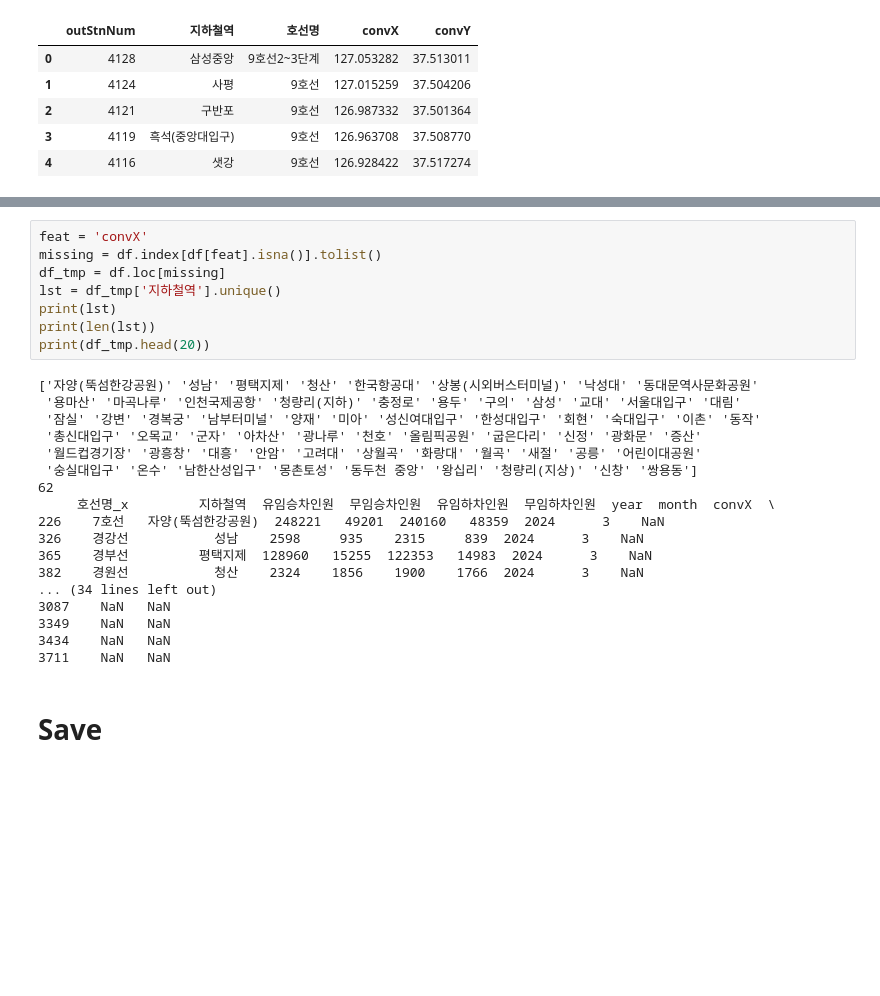
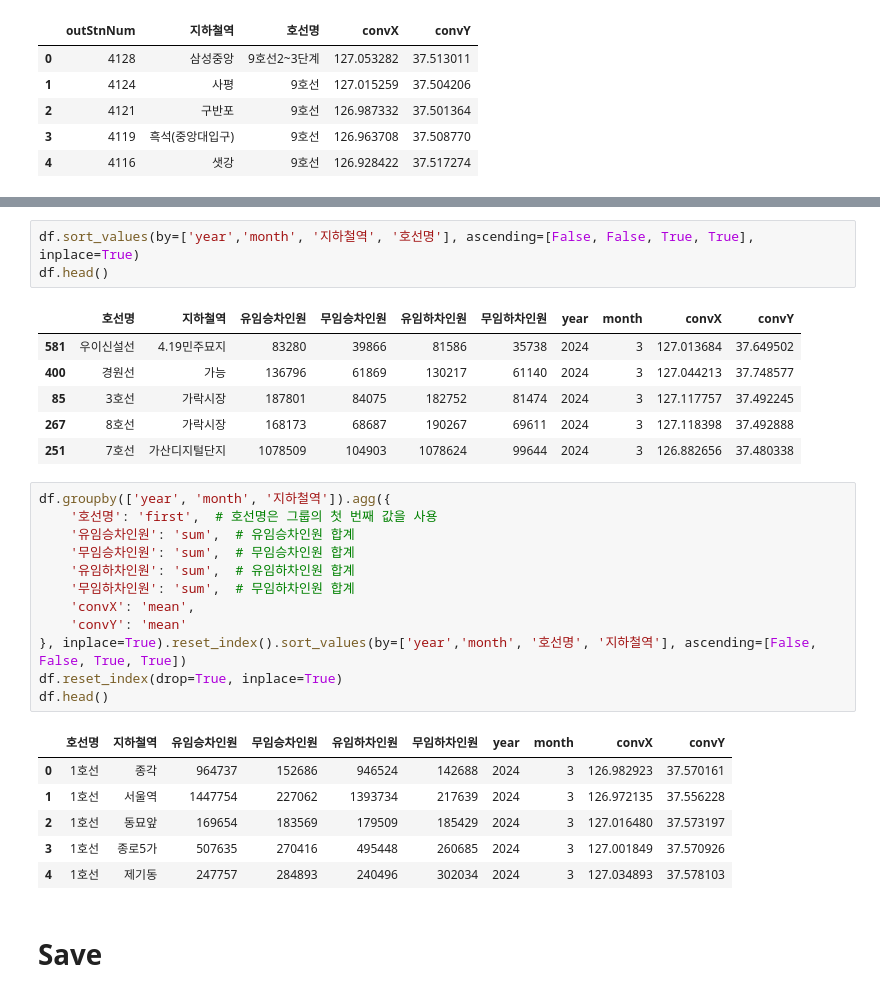
Before and after one commit to jjome/team1_visual, a Jupyter notebook: cleansing_v1.ipynb, the cells around one changed output, grey strips where cells are left out. Saved outputs shown, nothing was run; the diff lists cells and outputs as text; blank space fills up the shorter version.

```diff
--- a/cleansing_v1.ipynb
+++ b/cleansing_v1.ipynb
@@ -132,29 +103,32 @@ df.head(15)
-# %%
-feat = 'convX'
-missing = df.index[df[feat].isna()].tolist()
-df_tmp = df.loc[missing]
-lst = df_tmp['지하철역'].unique()
-print(lst)
-print(len(lst))
-print(df_tmp.head(20))
-# %% [output]
-['자양(뚝섬한강공원)' '성남' '평택지제' '청산' '한국항공대' '상봉(시외버스터미널)' '낙성대' '동대문역사문화공원'
- '용마산' '마곡나루' '인천국제공항' '청량리(지하)' '충정로' '용두' '구의' '삼성' '교대' '서울대입구' '대림'
- '잠실' '강변' '경복궁' '남부터미널' '양재' '미아' '성신여대입구' '한성대입구' '회현' '숙대입구' '이촌' '동작'
- '총신대입구' '오목교' '군자' '아차산' '광나루' '천호' '올림픽공원' '굽은다리' '신정' '광화문' '증산'
- '월드컵경기장' '광흥창' '대흥' '안암' '고려대' '상월곡' '화랑대' '월곡' '새절' '공릉' '어린이대공원'
- '숭실대입구' '온수' '남한산성입구' '몽촌토성' '동두천 중앙' '왕십리' '청량리(지상)' '신창' '쌍용동']
-62
-     호선명_x         지하철역  유임승차인원  무임승차인원  유임하차인원  무임하차인원  year  month  convX  \
-226    7호선   자양(뚝섬한강공원)  248221   49201  240160   48359  2024      3    NaN
-326    경강선           성남    2598     935    2315     839  2024      3    NaN
-365    경부선         평택지제  128960   15255  122353   14983  2024      3    NaN
-382    경원선           청산    2324    1856    1900    1766  2024      3    NaN
-... (34 lines left out)
-3087    NaN   NaN
-3349    NaN   NaN
-3434    NaN   NaN
-3711    NaN   NaN
+# %%
+df.sort_values(by=['year','month', '지하철역', '호선명'], ascending=[False, False, True, True], inplace=True)
+df.head()
+# %% [output]
+|  | 호선명 | 지하철역 | 유임승차인원 | 무임승차인원 | 유임하차인원 | 무임하차인원 | year | month | convX | convY |
+| 581 | 우이신설선 | 4.19민주묘지 | 83280 | 39866 | 81586 | 35738 | 2024 | 3 | 127.013684 | 37.649502 |
+| 400 | 경원선 | 가능 | 136796 | 61869 | 130217 | 61140 | 2024 | 3 | 127.044213 | 37.748577 |
+| 85 | 3호선 | 가락시장 | 187801 | 84075 | 182752 | 81474 | 2024 | 3 | 127.117757 | 37.492245 |
+| 267 | 8호선 | 가락시장 | 168173 | 68687 | 190267 | 69611 | 2024 | 3 | 127.118398 | 37.492888 |
+| 251 | 7호선 | 가산디지털단지 | 1078509 | 104903 | 1078624 | 99644 | 2024 | 3 | 126.882656 | 37.480338 |
+# %%
+df.groupby(['year', 'month', '지하철역']).agg({
+    '호선명': 'first',  # 호선명은 그룹의 첫 번째 값을 사용
+    '유임승차인원': 'sum',  # 유임승차인원 합계
+    '무임승차인원': 'sum',  # 무임승차인원 합계
+    '유임하차인원': 'sum',  # 유임하차인원 합계
+    '무임하차인원': 'sum',  # 무임하차인원 합계
+    'convX': 'mean',
+    'convY': 'mean'
+}, inplace=True).reset_index().sort_values(by=['year','month', '호선명', '지하철역'], ascending=[False, False, True, True])
+df.reset_index(drop=True, inplace=True)
+df.head()
+# %% [output]
+|  | 호선명 | 지하철역 | 유임승차인원 | 무임승차인원 | 유임하차인원 | 무임하차인원 | year | month | convX | convY |
+| 0 | 1호선 | 종각 | 964737 | 152686 | 946524 | 142688 | 2024 | 3 | 126.982923 | 37.570161 |
+| 1 | 1호선 | 서울역 | 1447754 | 227062 | 1393734 | 217639 | 2024 | 3 | 126.972135 | 37.556228 |
+| 2 | 1호선 | 동묘앞 | 169654 | 183569 | 179509 | 185429 | 2024 | 3 | 127.016480 | 37.573197 |
+| 3 | 1호선 | 종로5가 | 507635 | 270416 | 495448 | 260685 | 2024 | 3 | 127.001849 | 37.570926 |
+| 4 | 1호선 | 제기동 | 247757 | 284893 | 240496 | 302034 | 2024 | 3 | 127.034893 | 37.578103 |
 # %% [markdown]
 # Save
 # %%
```
Also changed, not shown: parts of 6 cells of this notebook.
